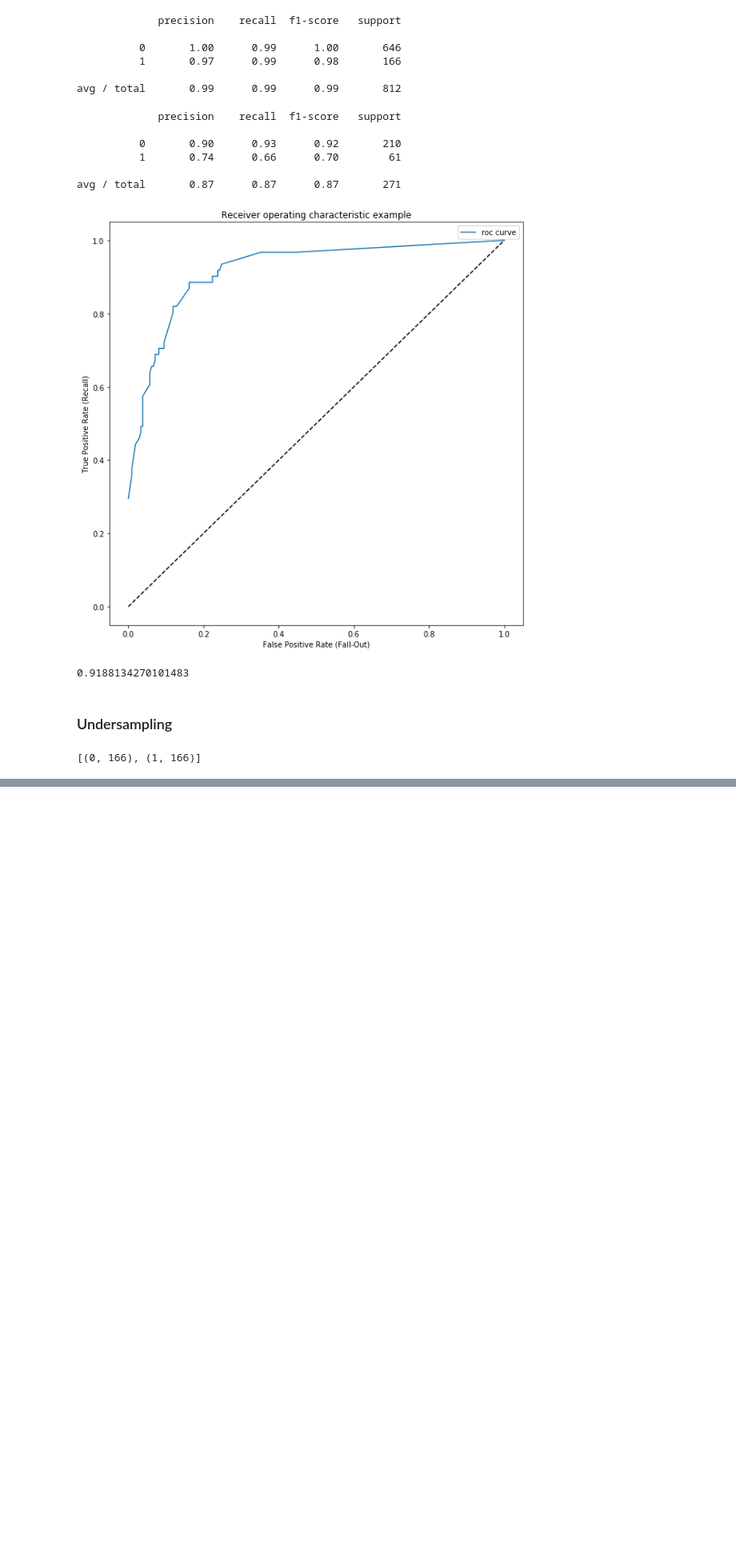
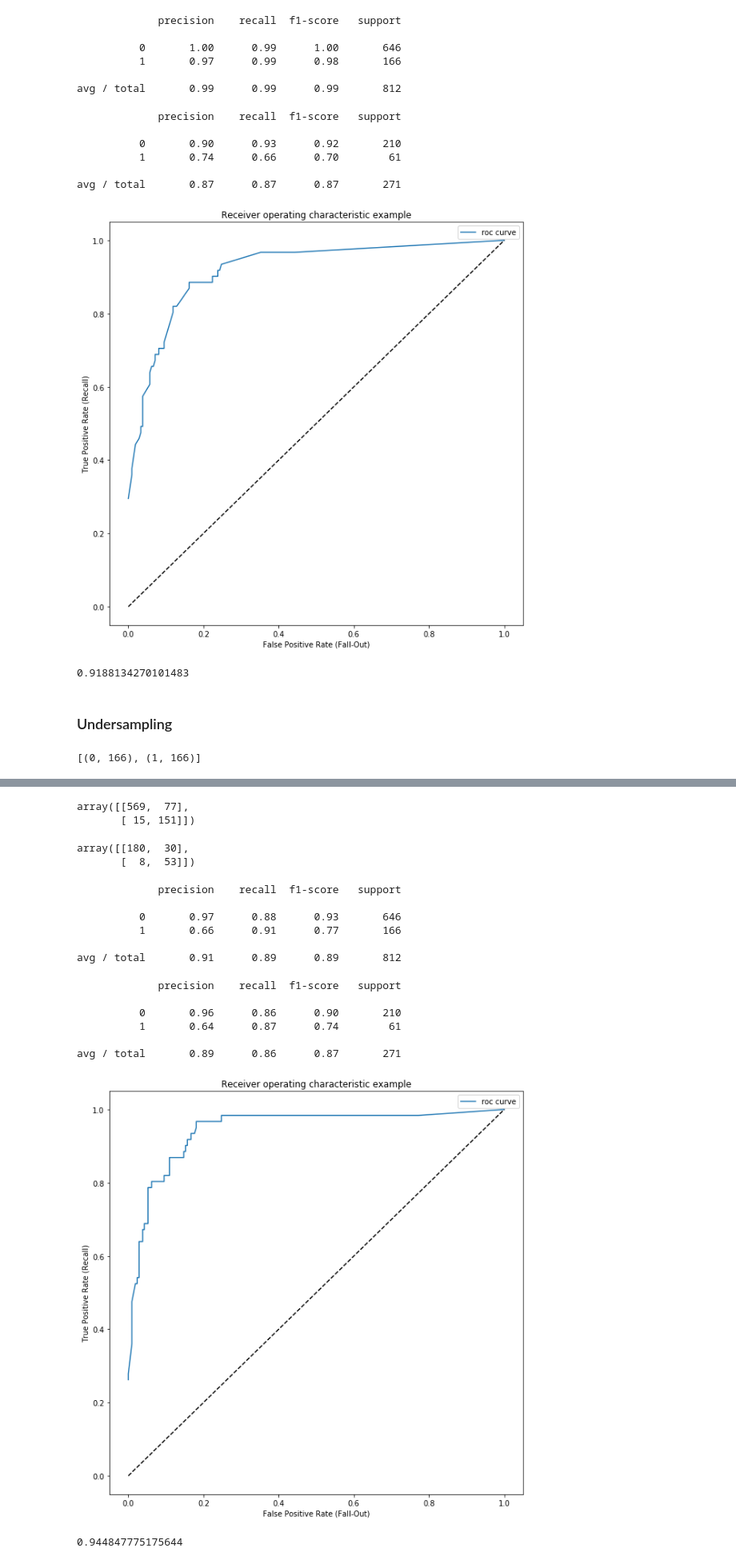
Before and after one commit to wonyoungseo/content-worth-debut-artist-classification-project, a Jupyter notebook: modeling/modeling-4-tree_imbalanced.ipynb, the cells around one changed output, grey strips where cells are left out. Shown: that part at 80% size. Saved outputs shown, nothing was run; the diff lists cells and outputs as text; code cells hidden in the pictures; blank space fills up the shorter version.

```diff
--- a/modeling/modeling-4-tree_feature-engineering.ipynb
+++ b/modeling/modeling-4-tree_imbalanced.ipynb
@@ -523,0 +586,28 @@ auc(fpr, tpr)
+# %%
+confusion_matrix(y_train, model7.predict(X_train))
+# %% [output]
+array([[569,  77],
+       [ 15, 151]])
+# %%
+confusion_matrix(y_test, model7.predict(X_test))
+# %% [output]
+array([[180,  30],
+       [  8,  53]])
+# %%
+print(classification_report(y_train, model7.predict(X_train)))
+# %% [output]
+             precision    recall  f1-score   support
+
+          0       0.97      0.88      0.93       646
+          1       0.66      0.91      0.77       166
+
+avg / total       0.91      0.89      0.89       812
+# %%
+print(classification_report(y_test, model7.predict(X_test)))
+# %% [output]
+             precision    recall  f1-score   support
+
+          0       0.96      0.86      0.90       210
+          1       0.64      0.87      0.74        61
+
+avg / total       0.89      0.86      0.87       271
@@ -523,0 +616,8 @@ auc(fpr, tpr)
+# %%
+draw_roc()
+# %% [output]
+[figure, added]
+# %%
+auc(fpr, tpr)
+# %% [output]
+0.944847775175644
```
Also changed, not shown: parts of 17 cells of this notebook, 5 other files.
